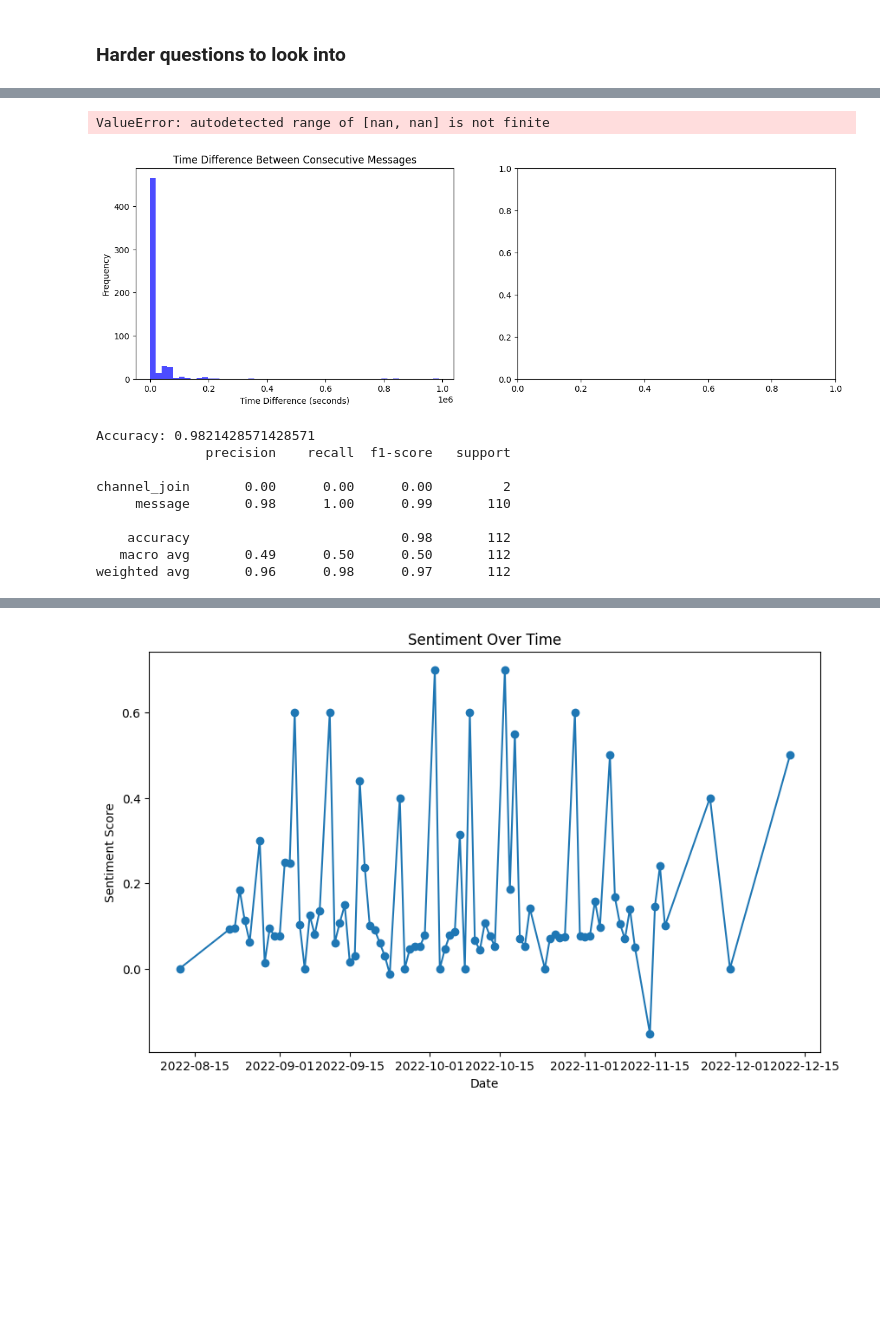
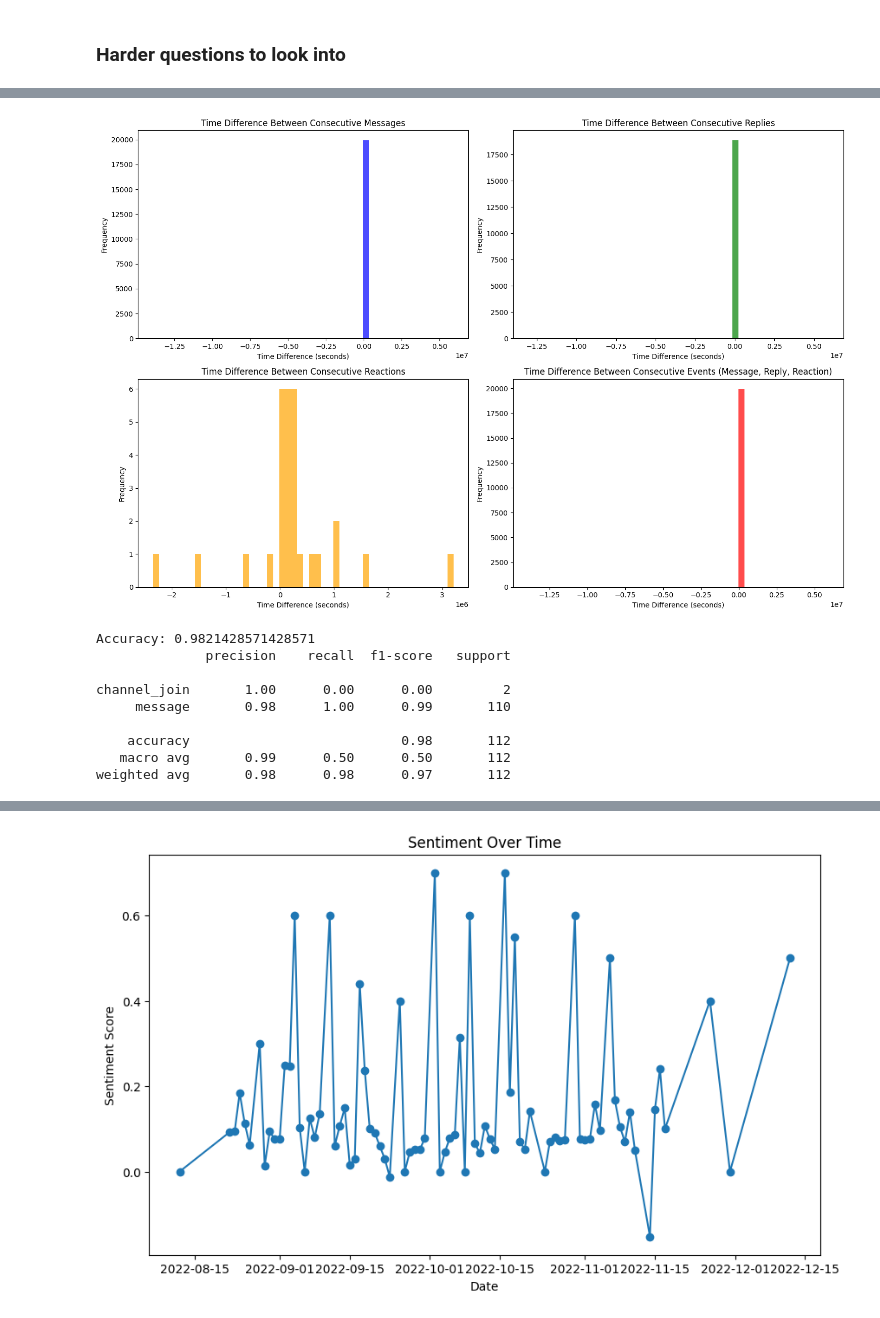
Before and after one commit to abiywondimu5758/10academy_week_0_, a Jupyter notebook: notebooks/parse_slack_data.ipynb, the cells around one changed output, grey strips where cells are left out. Drawn from its saved outputs; the diff is of its cells as text; code cells hidden in the pictures; blank space fills up the shorter version.

```diff
--- a/notebooks/parse_slack_data.ipynb
+++ b/notebooks/parse_slack_data.ipynb
@@ -351,0 +217,15 @@ plt.show()
+# %%
+# what kind of messages are replied faster than others?
+
+# Convert 'time_sent' to datetime format
+combined_df['time_sent'] = pd.to_datetime(combined_df['time_sent'], unit='s')
+
+# Calculate time differences for each message type
+combined_df['time_diff_reply'] = combined_df.groupby('message_type')['time_sent'].diff()
+
+#Calculate time differences for each message type
+average_time_diff = combined_df.groupby('message_type')['time_diff_reply'].mean()
+
+min_mean_message_type = average_time_diff.idxmin()
+
+print(f"The message_type with the smallest mean time difference is: {min_mean_message_type}")
@@ -377,44 +435,38 @@ The user with the most reactions is: U03V1AM5TFA
 # %%
 # Convert 'time_sent' to DateTime format
-df['time_sent'] = pd.to_datetime(df['time_sent'], unit='s')
+combined_df['time_sent'] = pd.to_datetime(combined_df['time_sent'], unit='s')
 
 # Calculate time differences
-df['time_diff_message'] = df['time_sent'].diff()
-df['time_diff_reply'] = df[df['message_type'] == 'reply']['time_sent'].diff()
-df['time_diff_reaction'] = df[df['message_type'] == 'reaction']['time_sent'].diff()
-df['time_diff_event'] = df['time_sent'].diff()
+combined_df['time_diff_message'] = combined_df['time_sent'].diff()
+combined_df['time_diff_reply'] = combined_df[combined_df['message_type'] == 'message']['time_sent'].diff()
+combined_df['time_diff_reaction'] = combined_df[combined_df['message_type'] == 'thread_broadcast']['time_sent'].diff()
+combined_df['time_diff_event'] = combined_df['time_sent'].diff()
 
-# Print summary statistics
-print("Summary Statistics of Time Differences:")
-print(df[['time_diff_message', 'time_diff_reply', 'time_diff_reaction', 'time_diff_event']].describe())
 
-# Check the distribution of 'time_diff_event'
-print("\nDistribution of 'time_diff_event':")
-print(df['time_diff_event'].value_counts())
 
 # Plot histograms
 plt.figure(figsize=(15, 10))
 
 plt.subplot(2, 2, 1)
-plt.hist(df['time_diff_message'].dt.total_seconds(), bins=50, color='blue', alpha=0.7)
+plt.hist(combined_df['time_diff_message'].dt.total_seconds(), bins=50, color='blue', alpha=0.7)
 plt.title('Time Difference Between Consecutive Messages')
 plt.xlabel('Time Difference (seconds)')
 plt.ylabel('Frequency')
 
 plt.subplot(2, 2, 2)
-plt.hist(df['time_diff_reply'].dt.total_seconds(), bins=50, color='green', alpha=0.7)
+plt.hist(combined_df['time_diff_reply'].dt.total_seconds(), bins=50, color='green', alpha=0.7)
 plt.title('Time Difference Between Consecutive Replies')
 plt.xlabel('Time Difference (seconds)')
 plt.ylabel('Frequency')
 
 plt.subplot(2, 2, 3)
-plt.hist(df['time_diff_reaction'].dt.total_seconds(), bins=50, color='orange', alpha=0.7)
+plt.hist(combined_df['time_diff_reaction'].dt.total_seconds(), bins=50, color='orange', alpha=0.7)
 plt.title('Time Difference Between Consecutive Reactions')
 plt.xlabel('Time Difference (seconds)')
 plt.ylabel('Frequency')
 
 plt.subplot(2, 2, 4)
-plt.hist(df['time_diff_event'].dt.total_seconds(), bins=50, color='red', alpha=0.7)
+plt.hist(combined_df['time_diff_event'].dt.total_seconds(), bins=50, color='red', alpha=0.7)
 plt.title('Time Difference Between Consecutive Events (Message, Reply, Reaction)')
 plt.xlabel('Time Difference (seconds)')
 plt.ylabel('Frequency')
@@ -442,5 +477,4 @@ Name: time_diff_event, Length: 558, dtype: int64
-ValueError: autodetected range of [nan, nan] is not finite
-[figure, old version]
+[figure, new version]
 # %%
 # Message Classification
 
@@ -464,16 +498,16 @@ classifier.fit(X_train_vectorized, y_train)
 y_pred = classifier.predict(X_test_vectorized)
 accuracy = accuracy_score(y_test, y_pred)
 print(f'Accuracy: {accuracy}')
-print(classification_report(y_test, y_pred))
+print(classification_report(y_test, y_pred, zero_division=1))
 # %% [output]
 Accuracy: 0.9821428571428571
               precision    recall  f1-score   support
 
-channel_join       0.00      0.00      0.00         2
+channel_join       1.00      0.00      0.00         2
      message       0.98      1.00      0.99       110
 
     accuracy                           0.98       112
-   macro avg       0.49      0.50      0.50       112
-weighted avg       0.96      0.98      0.97       112
+   macro avg       0.99      0.50      0.50       112
+weighted avg       0.98      0.98      0.97       112
 # %%
 #Topic Modeling
```
Also changed, not shown: parts of 21 cells of this notebook, 17 other files.
